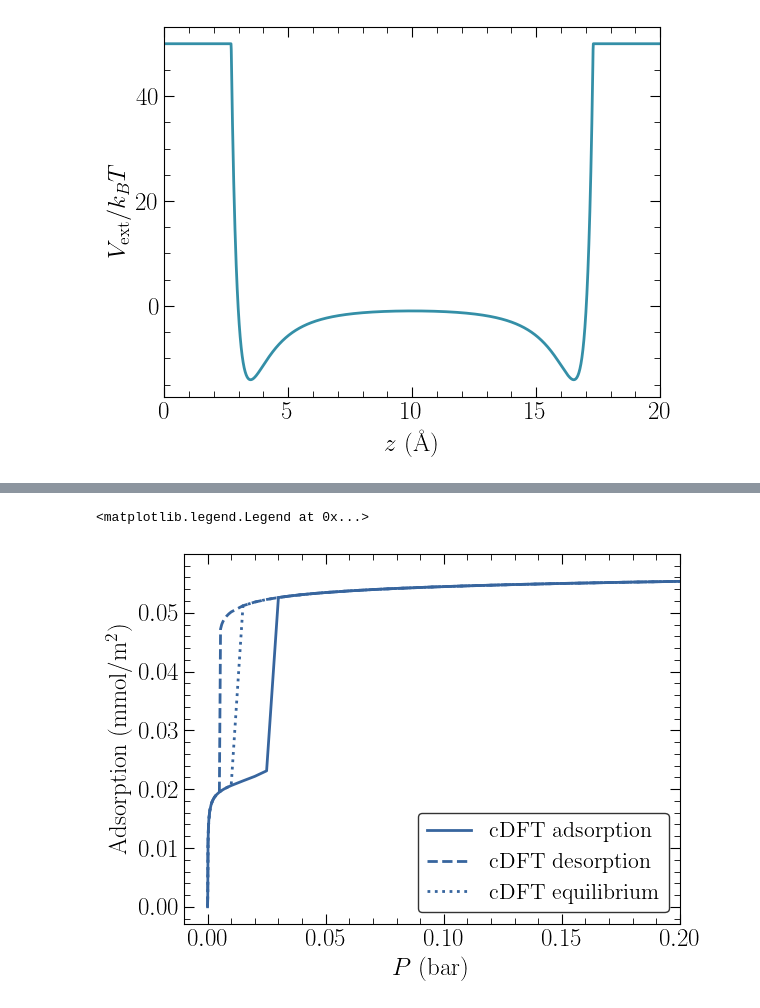
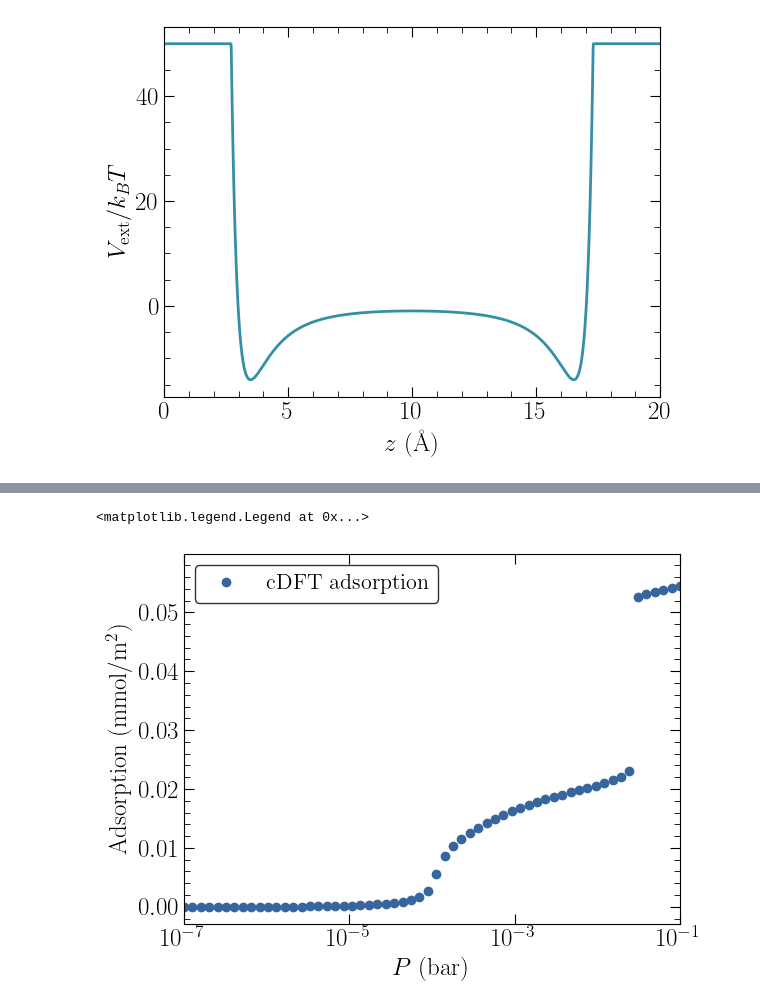
Before and after one commit to lucas-j-santos/LJS-cDFT, a Jupyter notebook: examples/n2_slit.ipynb, the cells around one changed output, grey strips where cells are left out. Cells and saved outputs as stored; diff of their text form; code cells hidden in the pictures.

```diff
--- a/examples/n2_slit.ipynb
+++ b/examples/n2_slit.ipynb
@@ -27,10 +27,7 @@ parameters = {'sigma':sigma, 'epsilon':epsilon}
 # %%
 T = 77.4
 eos = lj_eos(parameters, T)
-P = torch.hstack((torch.arange(1e-7,1e-6,0.5e-7),torch.arange(1e-6,1e-5,0.5e-6),
-                 torch.arange(1e-5,1e-4,0.5e-5),torch.arange(1e-4,1e-3,0.5e-4),
-                 torch.arange(1e-3,1e-2,0.5e-3), torch.arange(1e-2,1e-1,0.5e-2),
-                 torch.arange(0.1,0.2,0.01), torch.arange(0.2,1.0,0.02)))*1e5
+P = torch.hstack((torch.logspace(-7,-1,10*6), torch.arange(0.11,0.3,0.01), torch.arange(0.3,1.0,0.1)))*1e5
 
 bulk_density = torch.empty_like(P)
 
@@ -107,7 +104,7 @@ Omega_des = torch.empty_like(P)
 
 for i in range(len(P)):
     dft.equilibrium_density_profile(bulk_density[i],fmt='ASWB',solver='fire',
-                                    alpha0=0.2,dt=0.02,tol=1e-9,max_it=20000,logoutput=False)
+                                    alpha0=0.2,dt=0.02,tol=1e-6,max_it=20000,logoutput=False)
     Nads[i] = dft.total_molecules
     Omega_ads[i] = dft.Omega
     print(dft.it,dft.error.numpy(),1e-5*P[i].numpy(),Nads[i].numpy())
@@ -166,23 +145,24 @@ for i in range(len(P)):
         Omega_eq[i] = Omega_des[i]
         Neq[i] = Ndes[i]
 # %%
-plt.plot(P*1e-5, (1e23/NA)*Nads, '-', color=colors[2], linewidth=2.0, label='cDFT adsorption')
-plt.plot(P*1e-5, (1e23/NA)*Ndes, '--', color=colors[2], linewidth=2.0, label='cDFT desorption')
-plt.plot(P*1e-5, (1e23/NA)*Neq, ':', color=colors[2], linewidth=2.0, label='cDFT equilibrium')
+plt.plot(P*1e-5, (1e23/NA)*Nads, 'o', color=colors[2], linewidth=2.0, label='cDFT adsorption')
+# plt.plot(P*1e-5, (1e23/NA)*Ndes, '--', color=colors[2], linewidth=2.0, label='cDFT desorption')
+# plt.plot(P*1e-5, (1e23/NA)*Neq, ':', color=colors[2], linewidth=2.0, label='cDFT equilibrium')
 plt.xlabel(r'$P$ (bar)', fontsize=18)
 plt.ylabel(r'Adsorption (mmol/m$^2$)', fontsize=18)
-plt.xlim([-0.01,0.2])
+plt.xlim([1e-7,1e-1])
 # plt.ylim([0.0,2000])
+plt.xscale('log')
 plt.minorticks_on()
 plt.tick_params(direction='in',right=True, top=True)
 plt.tick_params(labelsize=18)
 plt.tick_params(labelbottom=True, labeltop=False, labelright=False, labelleft=True)
 plt.tick_params(direction='in',which='minor', length=4, bottom=True, top=True, left=True, right=True)
 plt.tick_params(direction='in',which='major', length=7, bottom=True, top=True, left=True, right=True)
 plt.legend(fontsize=16, frameon=True, edgecolor='k')
 # %% [output]
 <matplotlib.legend.Legend at 0x...>
-[figure, old version]
+[figure, new version]
 # %%
 colors = sns.color_palette("mako")
 
```
Also changed, not shown: parts of 4 cells of this notebook, 5 other files.
